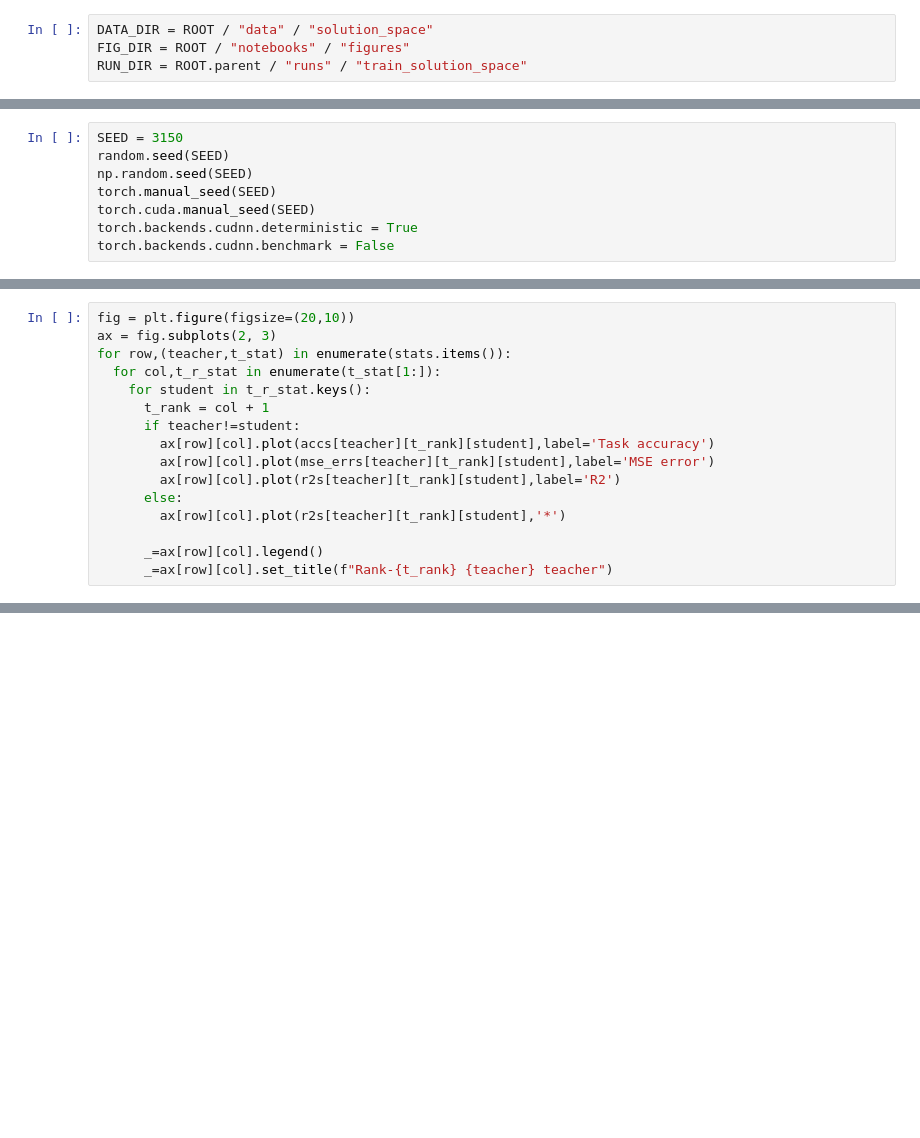
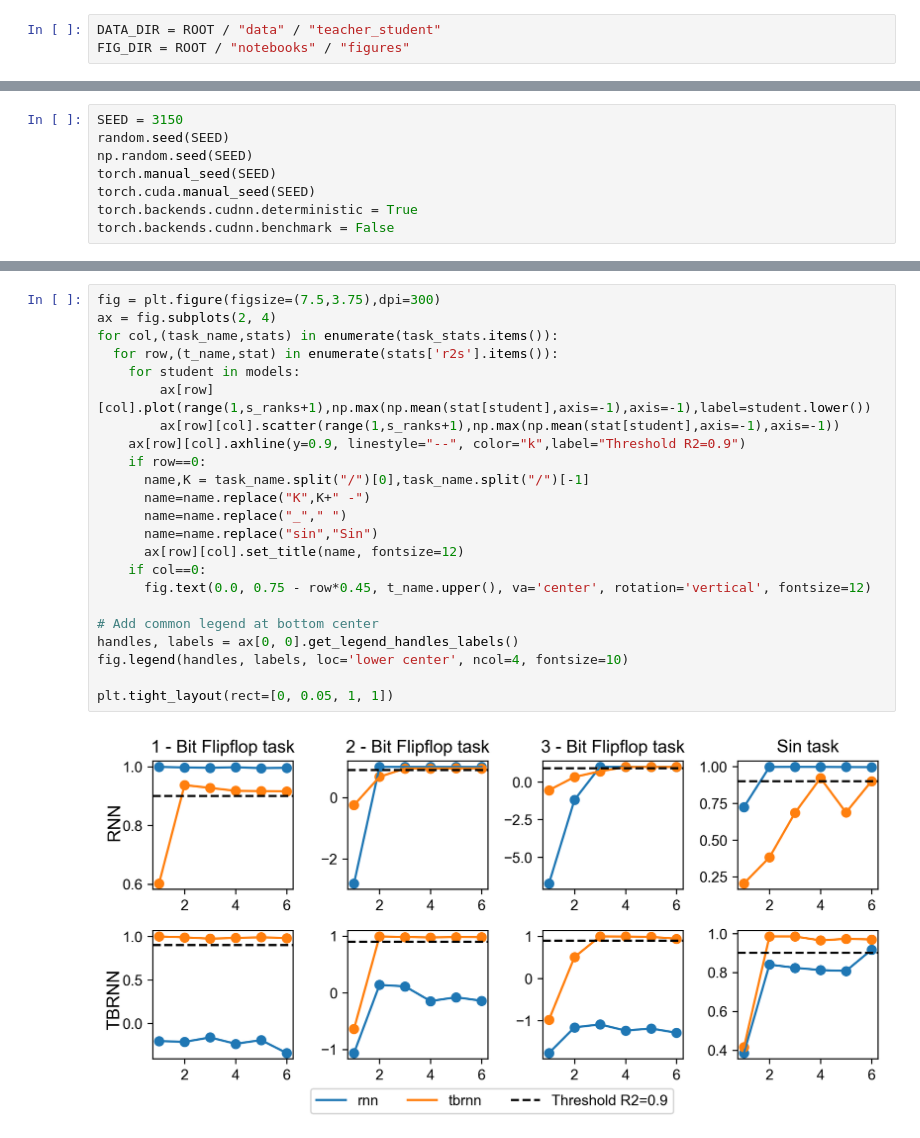
Before and after one commit to gilad-altshuler/Three_Body_RNN, a Jupyter notebook: notebooks/3_Teacher_Student.ipynb, the cells around one changed output, grey strips where cells are left out. Drawn from its saved outputs; the diff is of its cells as text; blank space fills up the shorter version.

```diff
--- a/notebooks/3_Teacher_Student.ipynb
+++ b/notebooks/3_Teacher_Student.ipynb
@@ -51,8 +62,7 @@ from tasks import K_Bit_Flipflop_task, MultiFate_task, sin_task
 from Models import *
 # %%
-DATA_DIR = ROOT / "data" / "solution_space"
+DATA_DIR = ROOT / "data" / "teacher_student"
 FIG_DIR = ROOT / "notebooks" / "figures"
-RUN_DIR = ROOT.parent / "runs" / "train_solution_space"
 # %%
 DEVICE = "cuda" if torch.cuda.is_available() else "cpu"
 # %%
@@ -217,16 +79,0 @@ Teacher tbrnn:
-# %%
-fig = plt.figure(figsize=(20,10))
-ax = fig.subplots(2, 3)
-for row,(teacher,t_stat) in enumerate(stats.items()):
-  for col,t_r_stat in enumerate(t_stat[1:]):
-    for student in t_r_stat.keys():
-      t_rank = col + 1
-      if teacher!=student:
-        ax[row][col].plot(accs[teacher][t_rank][student],label='Task accuracy')
-        ax[row][col].plot(mse_errs[teacher][t_rank][student],label='MSE error')
-        ax[row][col].plot(r2s[teacher][t_rank][student],label='R2')
-      else:
-        ax[row][col].plot(r2s[teacher][t_rank][student],'*')
-
-      _=ax[row][col].legend()
-      _=ax[row][col].set_title(f"Rank-{t_rank} {teacher} teacher")
@@ -978,0 +156,25 @@ print(f"Size in inches: {float(width_in):.2f} × {float(height_in):.2f} inches")
+# %%
+fig = plt.figure(figsize=(7.5,3.75),dpi=300)
+ax = fig.subplots(2, 4)
+for col,(task_name,stats) in enumerate(task_stats.items()):
+  for row,(t_name,stat) in enumerate(stats['r2s'].items()):
+    for student in models:
+        ax[row][col].plot(range(1,s_ranks+1),np.max(np.mean(stat[student],axis=-1),axis=-1),label=student.lower())
+        ax[row][col].scatter(range(1,s_ranks+1),np.max(np.mean(stat[student],axis=-1),axis=-1))
+    ax[row][col].axhline(y=0.9, linestyle="--", color="k",label="Threshold R2=0.9")
+    if row==0:
+      name,K = task_name.split("/")[0],task_name.split("/")[-1]
+      name=name.replace("K",K+" -")
+      name=name.replace("_"," ")
+      name=name.replace("sin","Sin")
+      ax[row][col].set_title(name, fontsize=12)
+    if col==0:
+      fig.text(0.0, 0.75 - row*0.45, t_name.upper(), va='center', rotation='vertical', fontsize=12)
+
+# Add common legend at bottom center
+handles, labels = ax[0, 0].get_legend_handles_labels()
+fig.legend(handles, labels, loc='lower center', ncol=4, fontsize=10)
+
+plt.tight_layout(rect=[0, 0.05, 1, 1])
+# %% [output]
+[figure, added]
```
Also changed, not shown: parts of 33 cells of this notebook.
